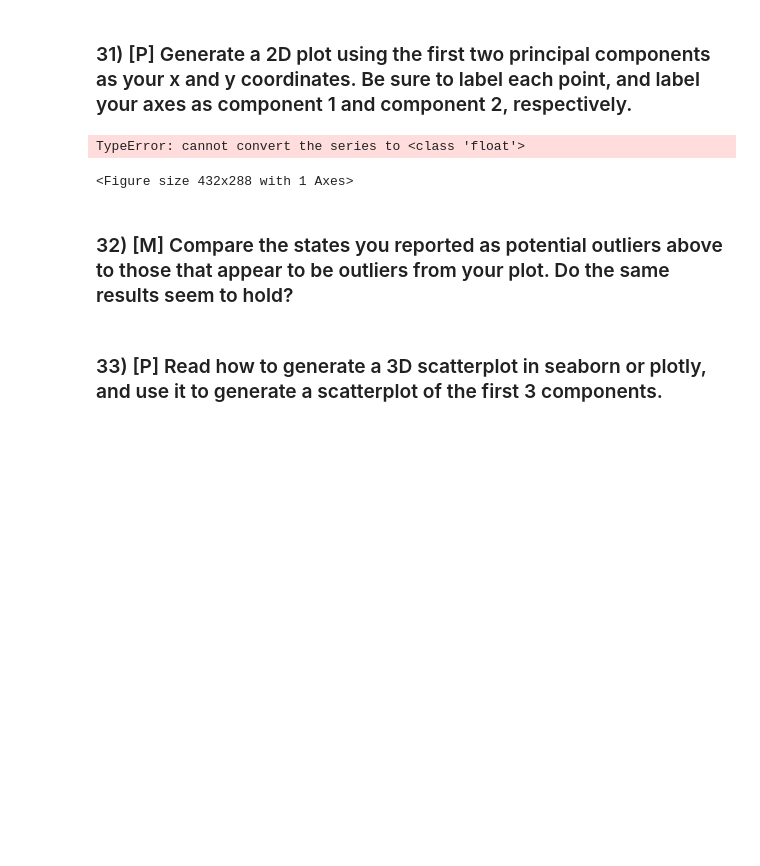
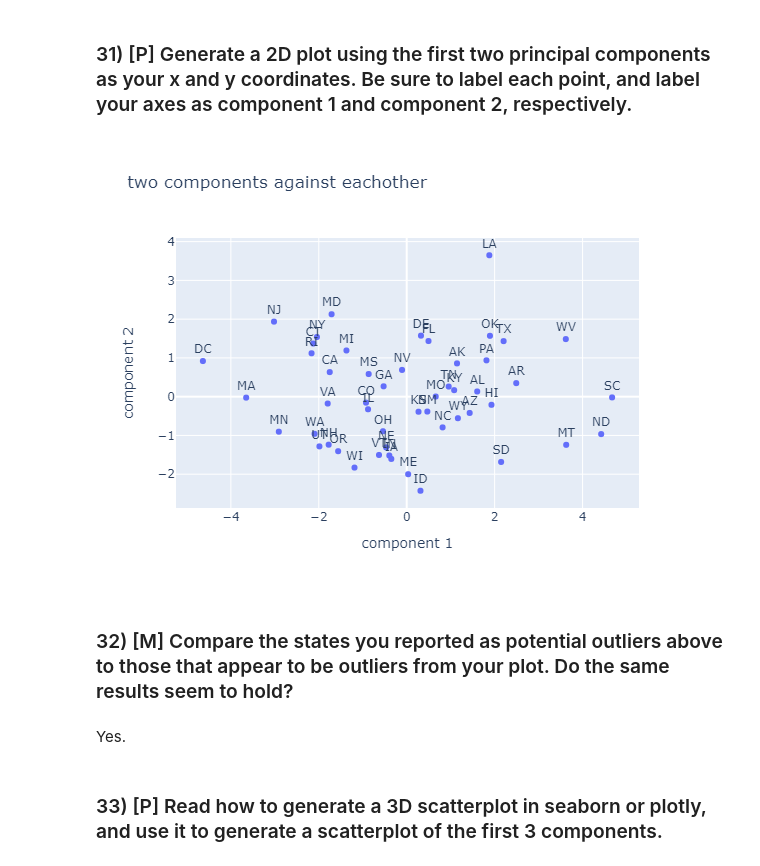
Before and after one commit to jaschaeff/DataMiningIntro, a Jupyter notebook: labs/lab08.ipynb, the cells around one changed output. Drawn from its saved outputs; the diff is of its cells as text; code cells hidden in the pictures; blank space fills up the shorter version.

```diff
--- a/labs/lab08.ipynb
+++ b/labs/lab08.ipynb
@@ -454,16 +454,16 @@ manipulate the data for plotting.)
 x = pd.DataFrame(pca.transform(df_car_crashes_zscore),columns=["PC1","PC2","PC3","PC4","PC5","PC6","PC7"])
 # %% [markdown]
 ### 31) [P] Generate a 2D plot using the first two principal components as your x and y coordinates. Be sure to label each point, and label your axes as component 1 and component 2, respectively.
-# %%
-pcPlot = sns.scatterplot(x.PC1,x.PC2)
-for line in range(len(df_car_crashes_zscore.index)):
-    pcPlot.text(x.PC1+.2,x.PC2,df_car_crashes_zscore.index[line])
-plt.title("Plotting the first two principal components against eachother")
-plt.show()
-# %% [output]
-TypeError: cannot convert the series to <class 'float'>
-<Figure size 432x288 with 1 Axes>
+# %%
+import plotly.express as px
+pcPlot = px.scatter(x= x.PC1,y=x.PC2,title = "two components against eachother",labels = {"x":"component 1","y":"component 2"},text = df_car_crashes.index)
+pcPlot.update_traces(textposition='top center')
+pcPlot.show()
+# %% [output]
+[figure, added]
 # %% [markdown]
 ### 32) [M] Compare the states you reported as potential outliers above to those that appear to be outliers from your plot. Do the same results seem to hold?
+# %% [markdown]
+Yes.
 # %% [markdown]
 ### 33) [P] Read how to generate a 3D scatterplot in seaborn or plotly, and use it to generate a scatterplot of the first 3 components.
```
Also changed, not shown: parts of 2 cells of this notebook.
